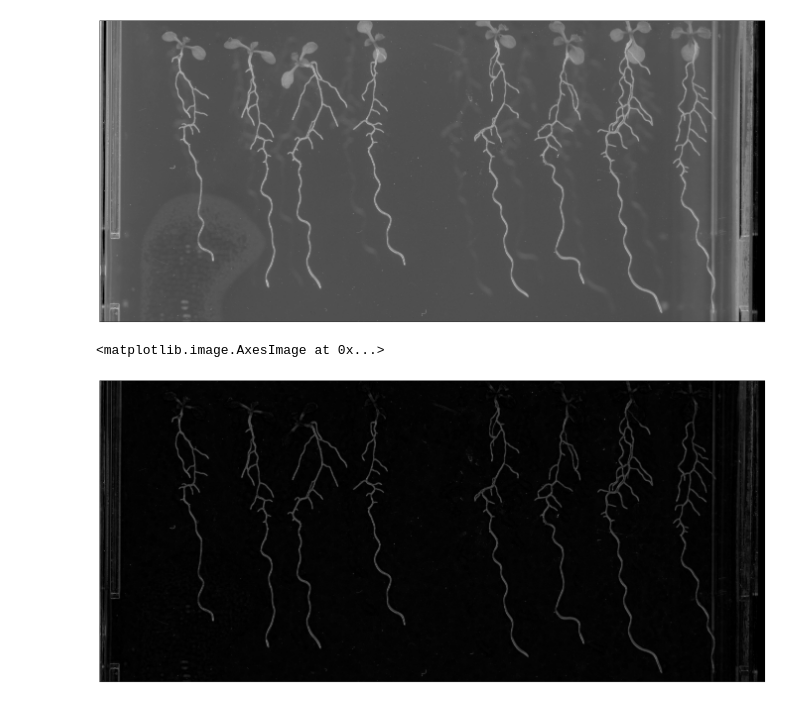
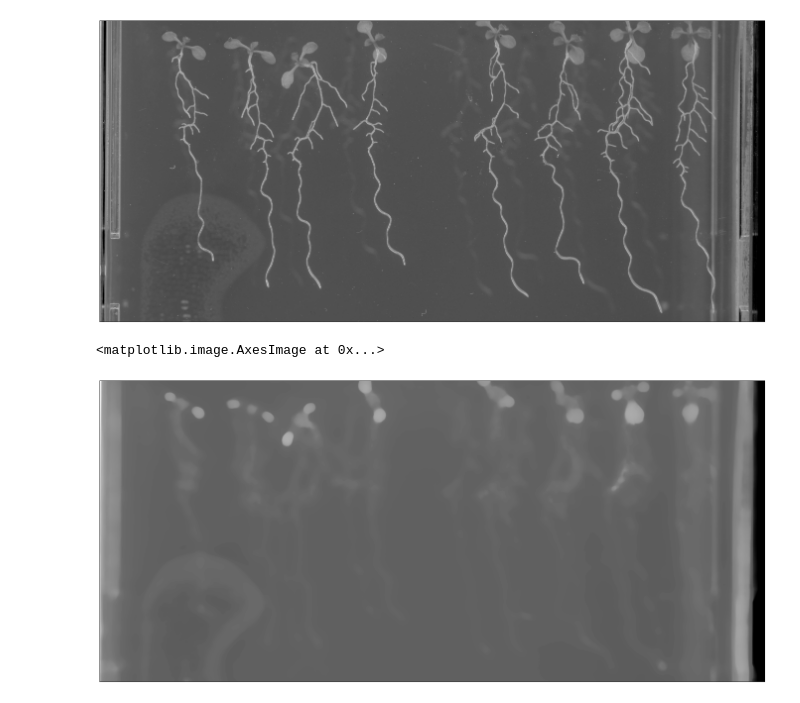
Before and after one commit to oboril/roots_segmentation, a Jupyter notebook: image_segmentation_2.ipynb, the cells around one changed output. Drawn from its saved outputs; the diff is of its cells as text; code cells hidden in the pictures.

```diff
--- a/image_segmentation_2.ipynb
+++ b/image_segmentation_2.ipynb
@@ -25,10 +25,10 @@ plt.imshow(img,cmap='gray')
 (2200, 4854)
 <matplotlib.image.AxesImage at 0x...>
 [figure]
-# %%
-footprint = ski.morphology.disk(15)
-img_tophat = ski.morphology.white_tophat(img,footprint)
-plt.imshow(img_tophat,cmap='gray')
-# %% [output]
-<matplotlib.image.AxesImage at 0x...>
-[figure, removed]
+# %%
+footprint = ski.morphology.disk(50);
+background = ski.filters.median(img,footprint)
+plt.imshow(background,cmap='gray')
+# %% [output]
+<matplotlib.image.AxesImage at 0x...>
+[figure, added]
```
Also changed, not shown: parts of 3 cells of this notebook.
